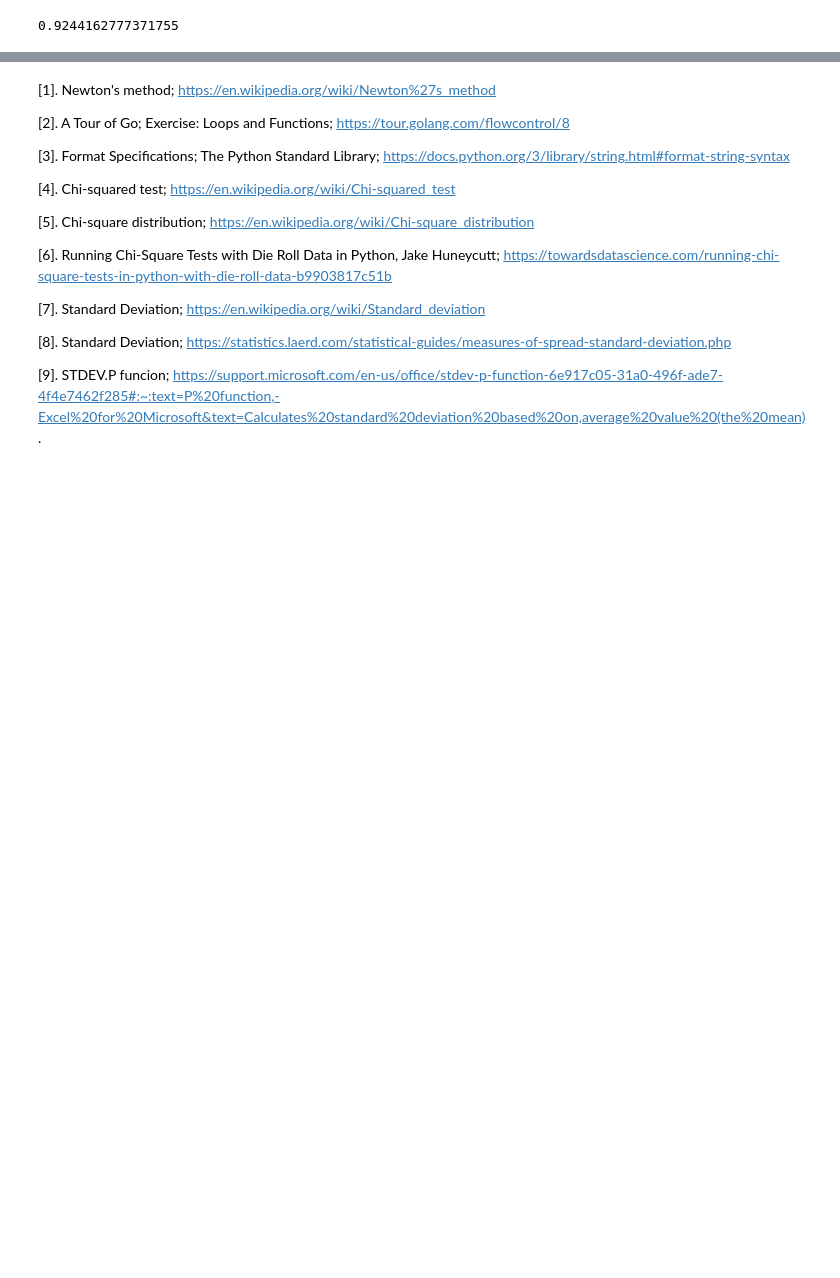
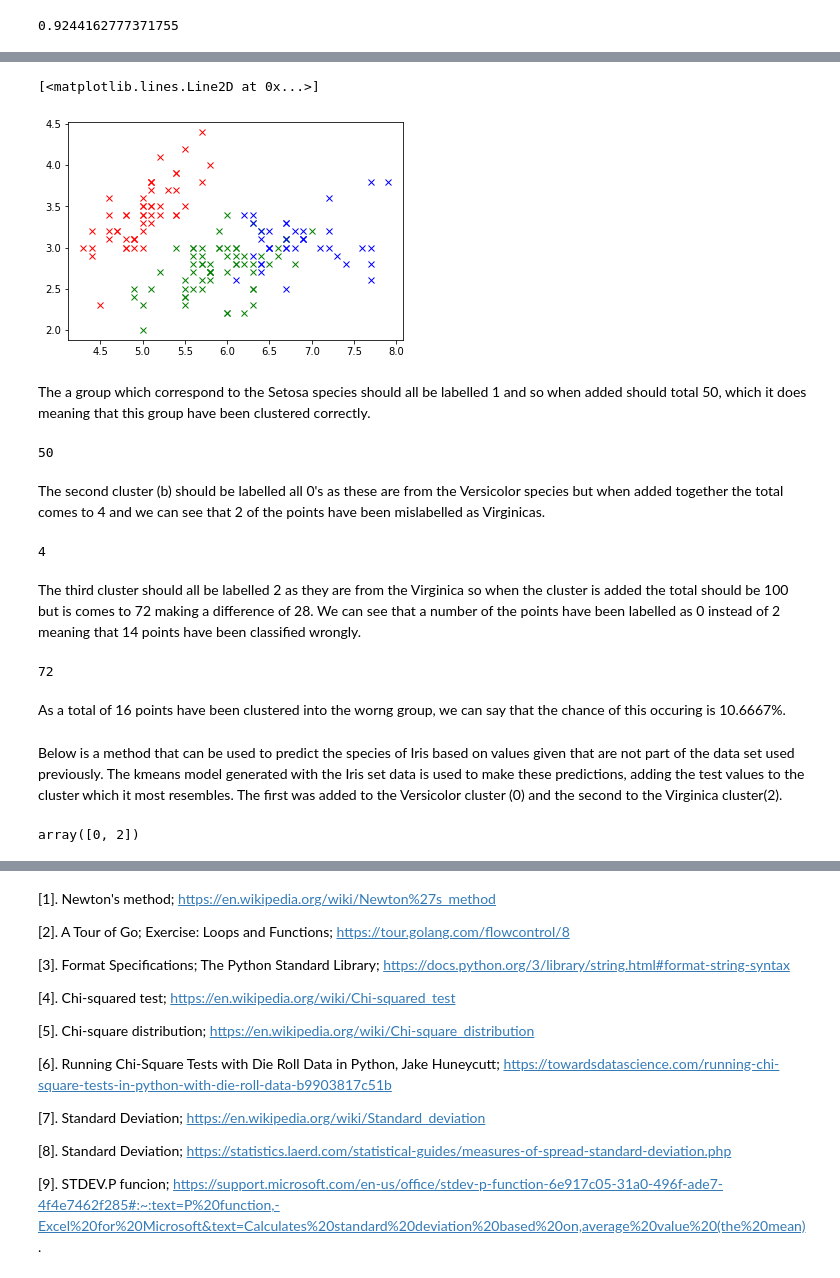
Before and after one commit to hayleydoherty/Machine-L-and-S-Tasks, a Jupyter notebook: Tasks.ipynb, the cells around one changed output, grey strips where cells are left out. Saved outputs shown, nothing was run; the diff lists cells and outputs as text; code cells hidden in the pictures; blank space fills up the shorter version.

```diff
--- a/Tasks.ipynb
+++ b/Tasks.ipynb
@@ -153,0 +163,4 @@ np.std(a, ddof=1) # sample SD
+# %%
+# read the data set in as a data frame using pandas
+df = pd.read_csv('irisdata.csv')
+df
@@ -153,0 +181,8 @@ np.std(a, ddof=1) # sample SD
+# %%
+# locating the values needed to pass into the k-means algoithm
+x = df.iloc[:, [0, 1, 2, 3]].values
+# %%
+# running the algorithm, must insert number of clusters as a parameter into
+# the algorithm, here it is known we have 3, one for each species
+# if number of clusters is unknown, can be dfound using the elbow method
+kmeans = skcl.KMeans(n_clusters=3, random_state=0).fit(x)
@@ -153,0 +203,8 @@ np.std(a, ddof=1) # sample SD
+# %%
+#
+plt.plot(x[kmeans.labels_ == 0][:,0], x[kmeans.labels_ == 0][:,1], 'gx')
+plt.plot(x[kmeans.labels_ == 1][:,0], x[kmeans.labels_ == 1][:,1], 'rx')
+plt.plot(x[kmeans.labels_ == 2][:,0], x[kmeans.labels_ == 2][:,1], 'bx')
+# %% [output]
+[<matplotlib.lines.Line2D at 0x...>]
+[figure, added]
@@ -153,0 +214,32 @@ np.std(a, ddof=1) # sample SD
+# %% [markdown]
+The a group which correspond to the Setosa species should all be labelled 1 and so when added should total 50, which it does meaning that this group have been clustered correctly.
+# %%
+# adding the first cluster
+np.sum(a)
+# %% [output]
+50
+# %% [markdown]
+The second cluster (b) should be labelled all 0's as these are from the Versicolor species but when added together the total comes to 4 and we can see that 2 of the points have been mislabelled as Virginicas.
+# %%
+# adding the second cluster
+np.sum(b)
+# %% [output]
+4
+# %% [markdown]
+The third cluster should all be labelled 2 as they are from the Virginica so when the cluster is added the total should be 100 but is comes to 72 making a difference of 28. We can see that a number of the points have been labelled as 0 instead of 2 meaning that 14 points have been classified wrongly.
+# %%
+# adding the third cluster
+np.sum(c)
+# %% [output]
+72
+# %% [markdown]
+As a total of 16 points have been clustered into the worng group, we can say that the chance of this occuring is 10.6667%.
+# %% [markdown]
+Below is a method that can be used to predict the species of Iris based on values given that are not part of the data set used previously. The kmeans model generated with the Iris set data is used to make these predictions, adding the test values to the cluster which it most resembles. The first was added to the Versicolor cluster (0) and the second to the Virginica cluster(2).
+# %%
+# made-up 2 values to use with the .predict attribute which will predict which cluster they fall into
+testvals = np.array([[5.3, 2.8, 4.8, 1.0], [6.8, 2.5, 5.2, 1.8]])
+predictions = kmeans.predict(testvals)
+predictions
+# %% [output]
+array([0, 2])
```
Also changed, not shown: parts of 10 cells of this notebook, 1 other file.
